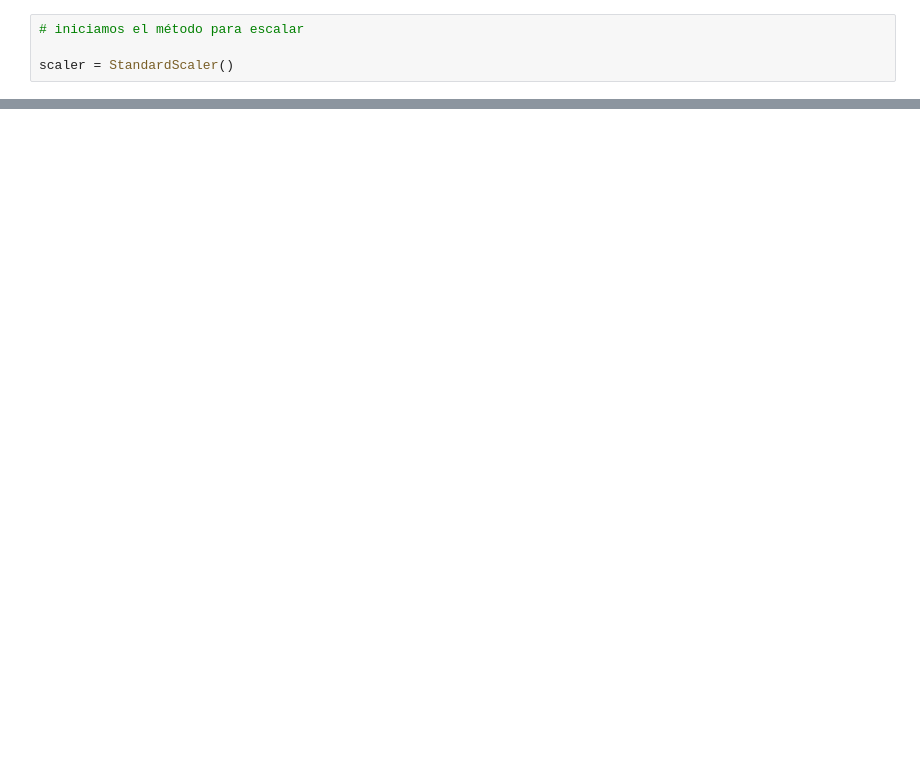
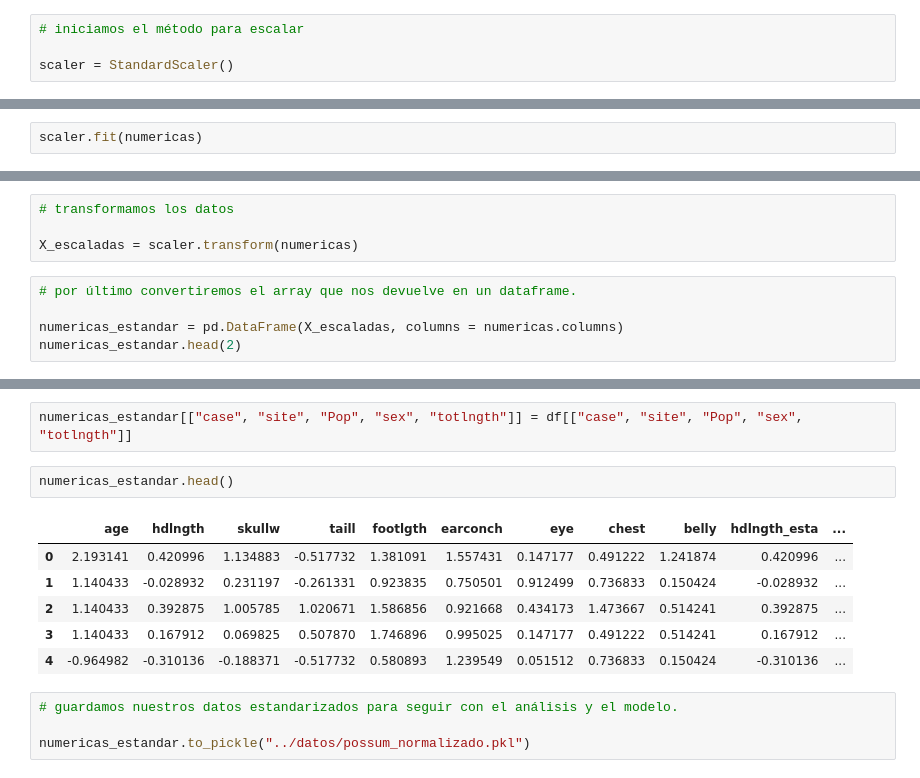
Before and after one commit to Adalab/-DA-promo-b-modulo-3-sprint-1-Maria-Ana, a Jupyter notebook: pair-programming-5-6-Normalización y Estandarización/pair-programming-5-6-Normalización y Estandarización.ipynb, the cells around one changed output, grey strips where cells are left out. Cells and saved outputs as stored; diff of their text form; blank space fills up the shorter version.

```diff
--- a/pair-programming-5-6-Normalización y Estandarización.ipynb
+++ b/pair-programming-5-6-Normalización y Estandarización/pair-programming-5-6-Normalización y Estandarización.ipynb
@@ -119,0 +123,2 @@ scaler = StandardScaler()
+# %%
+scaler.fit(numericas)
@@ -119,0 +127,9 @@ scaler = StandardScaler()
+# %%
+# transformamos los datos
+
+X_escaladas = scaler.transform(numericas)
+# %%
+# por último convertiremos el array que nos devuelve en un dataframe.
+
+numericas_estandar = pd.DataFrame(X_escaladas, columns = numericas.columns)
+numericas_estandar.head(2)
@@ -119,0 +184,15 @@ scaler = StandardScaler()
+# %%
+numericas_estandar[["case", "site", "Pop", "sex", "totlngth"]] = df[["case", "site", "Pop", "sex", "totlngth"]]
+# %%
+numericas_estandar.head()
+# %% [output]
+|  | age | hdlngth | skullw | taill | footlgth | earconch | eye | chest | belly | hdlngth_esta | ... |
+| 0 | 2.193141 | 0.420996 | 1.134883 | -0.517732 | 1.381091 | 1.557431 | 0.147177 | 0.491222 | 1.241874 | 0.420996 | ... |
+| 1 | 1.140433 | -0.028932 | 0.231197 | -0.261331 | 0.923835 | 0.750501 | 0.912499 | 0.736833 | 0.150424 | -0.028932 | ... |
+| 2 | 1.140433 | 0.392875 | 1.005785 | 1.020671 | 1.586856 | 0.921668 | 0.434173 | 1.473667 | 0.514241 | 0.392875 | ... |
+| 3 | 1.140433 | 0.167912 | 0.069825 | 0.507870 | 1.746896 | 0.995025 | 0.147177 | 0.491222 | 0.514241 | 0.167912 | ... |
+| 4 | -0.964982 | -0.310136 | -0.188371 | -0.517732 | 0.580893 | 1.239549 | 0.051512 | 0.736833 | 0.150424 | -0.310136 | ... |
+# %%
+# guardamos nuestros datos estandarizados para seguir con el análisis y el modelo.
+
+numericas_estandar.to_pickle("../datos/possum_normalizado.pkl")
```
Also changed, not shown: parts of 13 cells of this notebook, 5 other files.
